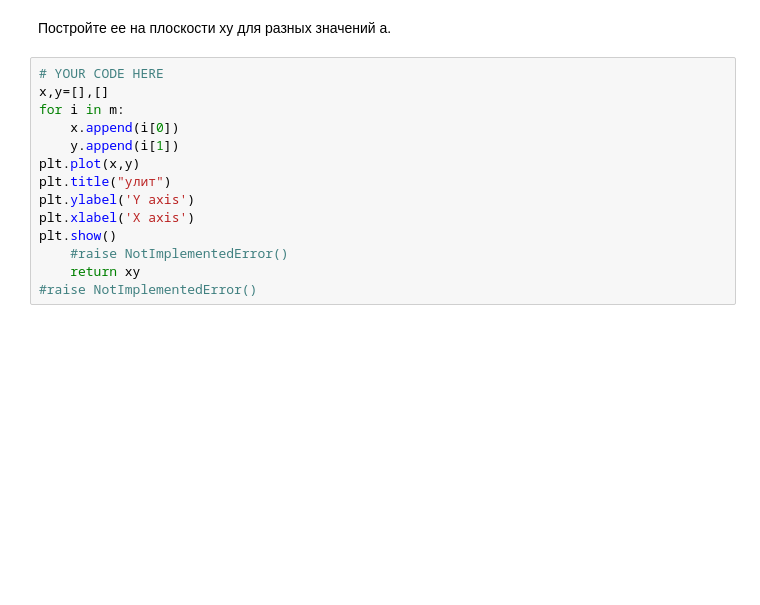
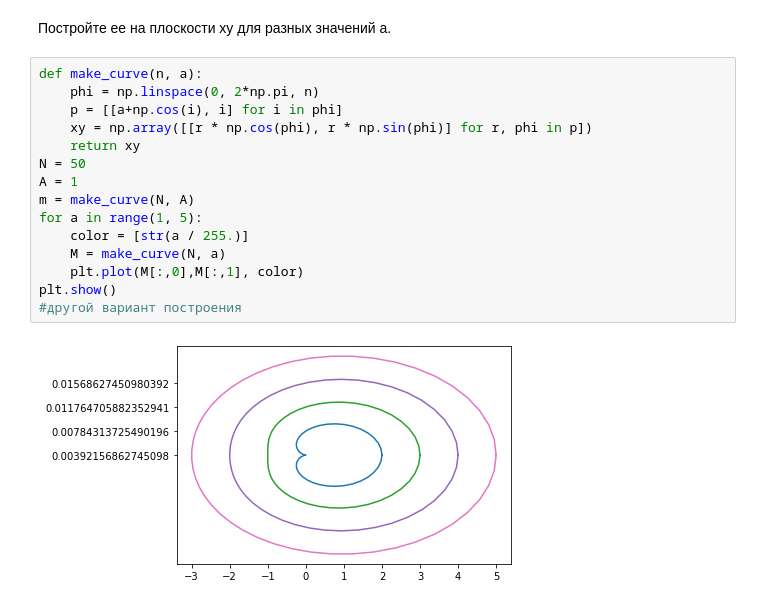
Before and after one commit to skkali/PHY, a Jupyter notebook: numpy0.ipynb, the cells around one changed output. Cells and saved outputs as stored; diff of their text form; blank space fills up the shorter version.

```diff
--- a/numpy0.ipynb
+++ b/numpy0.ipynb
@@ -147,17 +140,20 @@ A = 1
 m = make_curve(N, A)
 # %% [markdown]
 Постройте ее на плоскости xy для разных значений a.
-# %%
-# YOUR CODE HERE
-x,y=[],[]
-for i in m:
-    x.append(i[0])
-    y.append(i[1])
-plt.plot(x,y)
-plt.title("улит")
-plt.ylabel('Y axis')
-plt.xlabel('X axis')
-plt.show()
-    #raise NotImplementedError()
-    return xy
-#raise NotImplementedError()
+# %%
+def make_curve(n, a):
+    phi = np.linspace(0, 2*np.pi, n)
+    p = [[a+np.cos(i), i] for i in phi]
+    xy = np.array([[r * np.cos(phi), r * np.sin(phi)] for r, phi in p])
+    return xy
+N = 50
+A = 1
+m = make_curve(N, A)
+for a in range(1, 5):
+    color = [str(a / 255.)]
+    M = make_curve(N, a)
+    plt.plot(M[:,0],M[:,1], color)
+plt.show()
+#другой вариант построения
+# %% [output]
+[figure, added]
```
Also changed, not shown: parts of 3 cells of this notebook.
